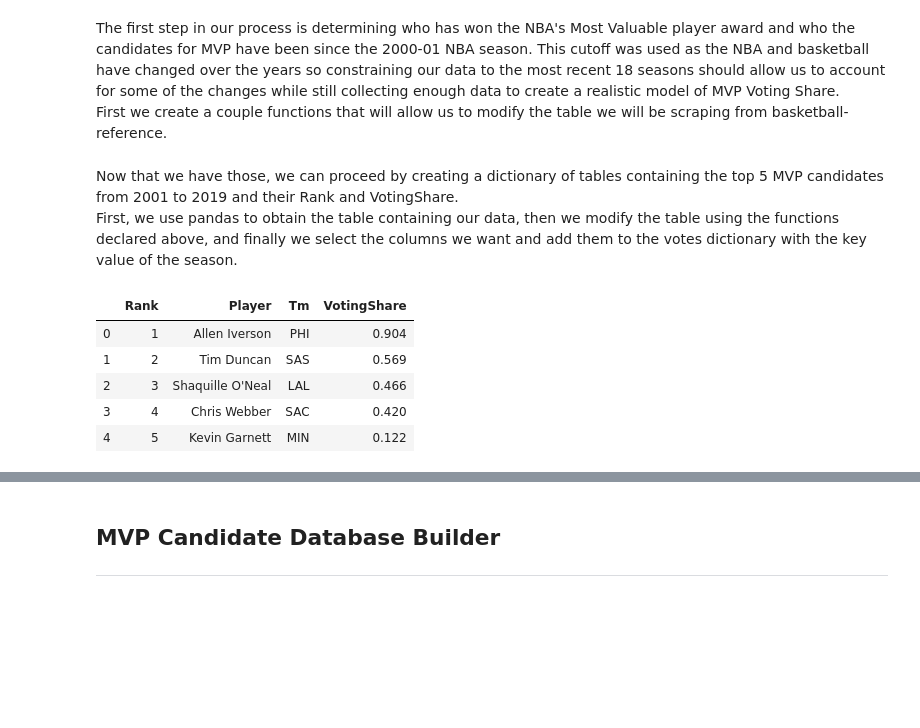
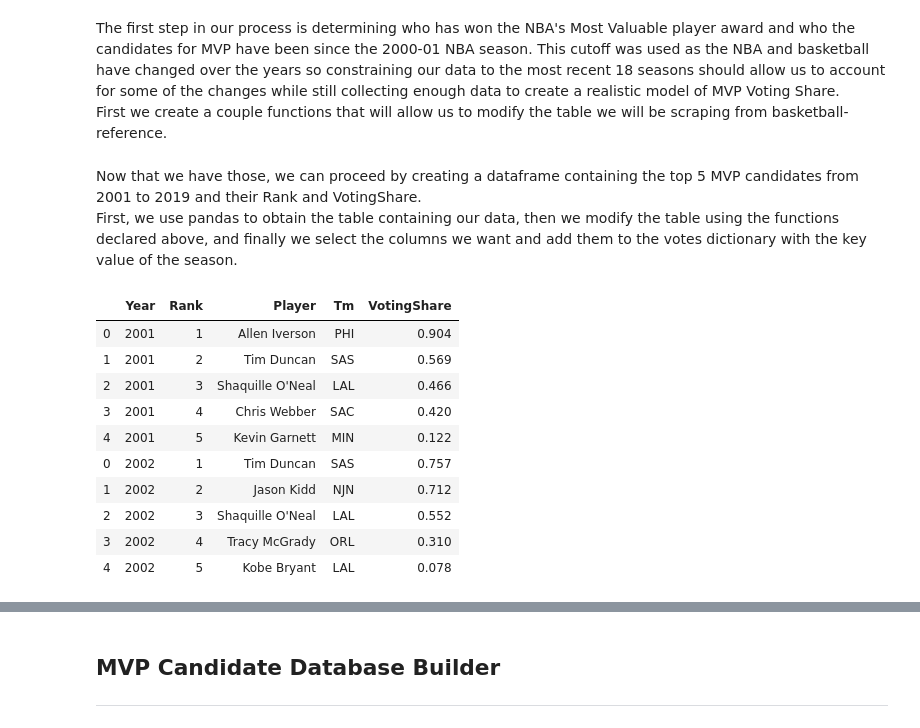
Before and after one commit to mac-austinsmith/mac-austinsmith.github.io, a Jupyter notebook: index.ipynb, the cells around one changed output, grey strips where cells are left out. Cells and saved outputs as stored; diff of their text form; code cells hidden in the pictures; blank space fills up the shorter version.

```diff
--- a/index.ipynb
+++ b/index.ipynb
@@ -63,19 +63,26 @@ def collapse_columns(df):
         df.columns = df.columns.to_series().apply(lambda x: "".join(x))
     return df
 # %% [markdown]
-Now that we have those, we can proceed by creating a dictionary of tables containing the top 5 MVP candidates from 2001 to 2019 and their Rank and VotingShare.\
+Now that we have those, we can proceed by creating a dataframe containing the top 5 MVP candidates from 2001 to 2019 and their Rank and VotingShare.\
 First, we use pandas to obtain the table containing our data, then we modify the table using the functions declared above, and finally we select the columns we want and add them to the votes dictionary with the key value of the season.
 # %%
-votes = {}
-for i in range(2001,2020):
-    data = pd.read_html('https://www.basketball-reference.com/awards/awards_' + str(i) + '.html')[0]
+votes_df = pd.DataFrame()
+for year in range(2001,2020):
+    data = pd.read_html('https://www.basketball-reference.com/awards/awards_' + str(year) + '.html')[0]
     data = collapse_columns(rename_unnamed(data))
-    votes[i] = data.loc[:4, ['Rank', 'Player', 'Tm', 'VotingShare']]
-votes[2001]
+    data['Year'] = year
+    votes_df = votes_df.append(data.loc[:4, ['Year', 'Rank', 'Player', 'Tm', 'VotingShare']])
+votes_df['Rank'] = votes_df['Rank'].astype(int)
+votes_df.head(10)
 # %% [output]
-|  | Rank | Player | Tm | VotingShare |
-| 0 | 1 | Allen Iverson | PHI | 0.904 |
-| 1 | 2 | Tim Duncan | SAS | 0.569 |
-| 2 | 3 | Shaquille O'Neal | LAL | 0.466 |
-| 3 | 4 | Chris Webber | SAC | 0.420 |
-| 4 | 5 | Kevin Garnett | MIN | 0.122 |
+|  | Year | Rank | Player | Tm | VotingShare |
+| 0 | 2001 | 1 | Allen Iverson | PHI | 0.904 |
+| 1 | 2001 | 2 | Tim Duncan | SAS | 0.569 |
+| 2 | 2001 | 3 | Shaquille O'Neal | LAL | 0.466 |
+| 3 | 2001 | 4 | Chris Webber | SAC | 0.420 |
+| 4 | 2001 | 5 | Kevin Garnett | MIN | 0.122 |
+| 0 | 2002 | 1 | Tim Duncan | SAS | 0.757 |
+| 1 | 2002 | 2 | Jason Kidd | NJN | 0.712 |
+| 2 | 2002 | 3 | Shaquille O'Neal | LAL | 0.552 |
+| 3 | 2002 | 4 | Tracy McGrady | ORL | 0.310 |
+| 4 | 2002 | 5 | Kobe Bryant | LAL | 0.078 |
```
Also changed, not shown: parts of 19 cells of this notebook, 1 other file.
